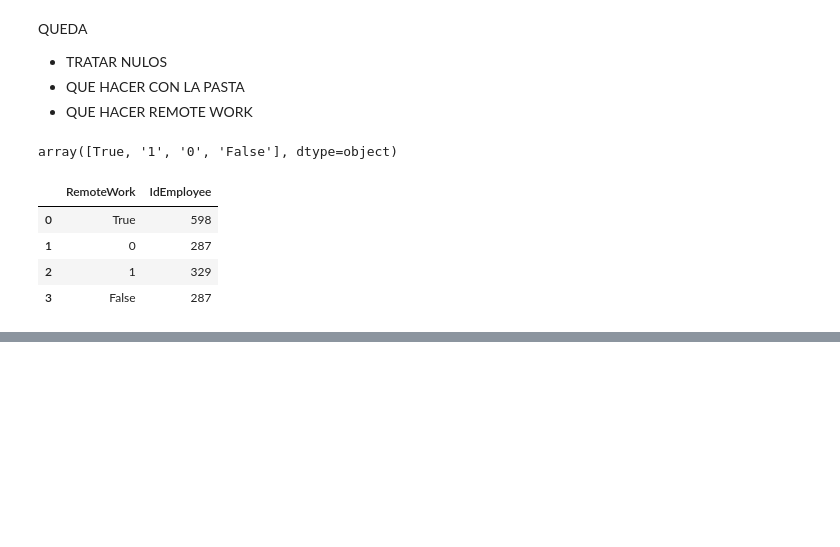
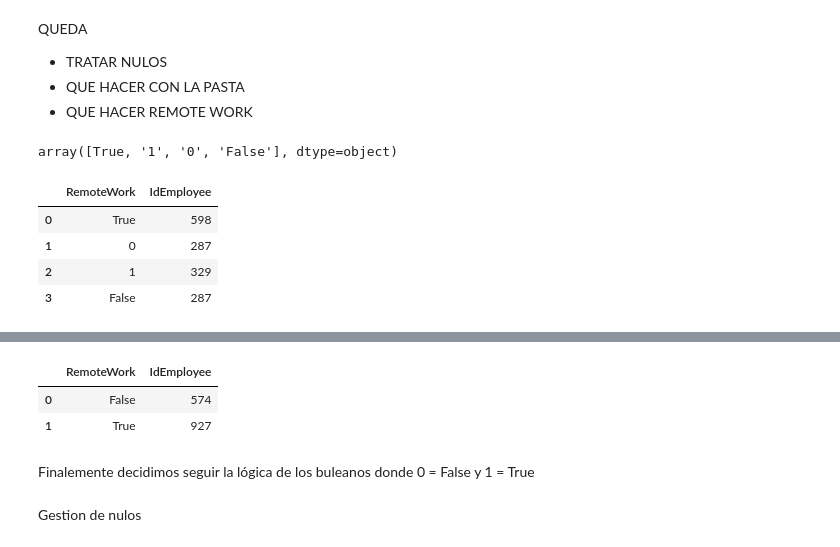
Before and after one commit to luzmarinahg/proyecto_eda_adalab, a Jupyter notebook: FASE-1-EDA.ipynb, the cells around one changed output, grey strips where cells are left out. Drawn from its saved outputs; the diff is of its cells as text; code cells hidden in the pictures; blank space fills up the shorter version.

Commit message:
Limpieza de todos los datos y queda por terminar de limpiar algunas columnas con nulos

```diff
--- a/FASE-1-EDA.ipynb
+++ b/FASE-1-EDA.ipynb
@@ -679,0 +673,15 @@ TypeError: unsupported operand type(s) for |: 'float' and 'bool'
+# %%
+df['RemoteWork'] = df['RemoteWork'].replace('1',True)
+df['RemoteWork'] = df['RemoteWork'].replace('0',False)
+df['RemoteWork'] = df['RemoteWork'].replace('False',False)
+# %%
+ver_remotes = df.groupby('RemoteWork')['IdEmployee'].count()
+ver_remotes.reset_index()
+# %% [output]
+|  | RemoteWork | IdEmployee |
+| 0 | False | 574 |
+| 1 | True | 927 |
+# %% [markdown]
+Finalemente decidimos seguir la lógica de los buleanos donde 0 = False y 1 = True
+# %% [markdown]
+Gestion de nulos
```
Also changed, not shown: parts of 15 cells of this notebook.
